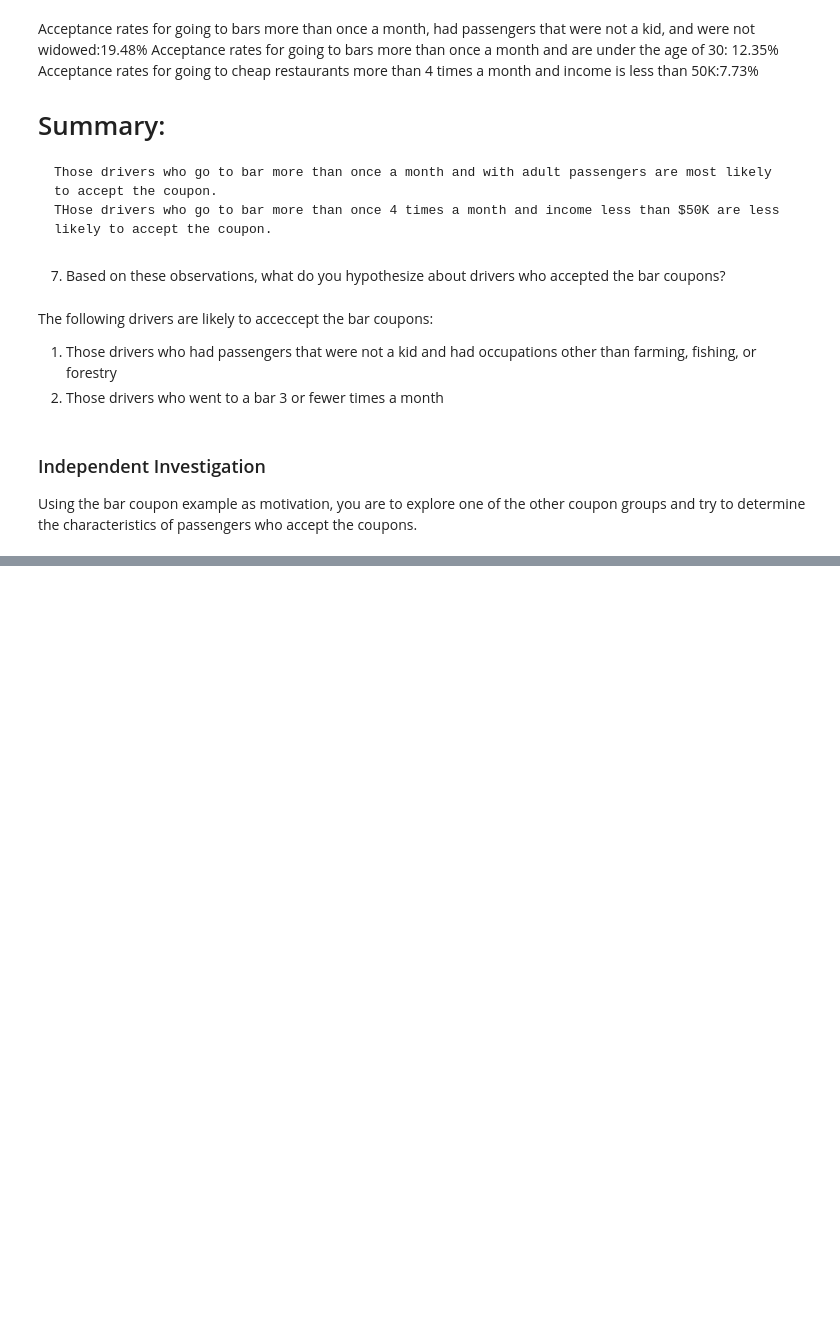
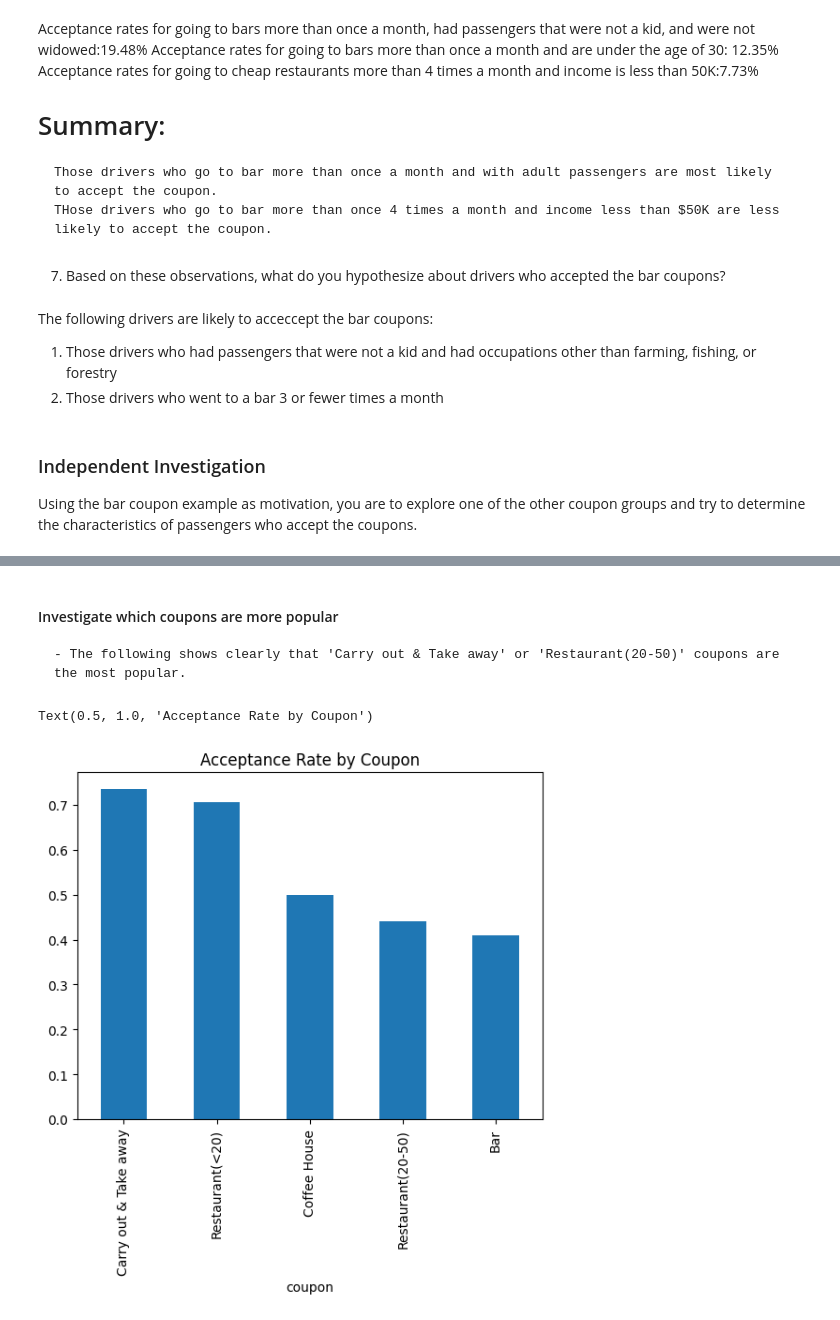
Before and after one commit to mingl2000/MLAI, a Jupyter notebook: prompt.ipynb, the cells around one changed output, grey strips where cells are left out. Saved outputs shown, nothing was run; the diff lists cells and outputs as text; code cells hidden in the pictures; blank space fills up the shorter version.

```diff
--- a/prompt.ipynb
+++ b/prompt.ipynb
@@ -291,0 +332,12 @@ Mapping for column 'passanger': {0: 'Alone', 1: 'Friend(s)', 2: 'Kid(s)', 3: 'Pa
+# %% [markdown]
+#### Investigate which coupons are more popular
+
+    - The following shows clearly that 'Carry out & Take away' or 'Restaurant(20-50)' coupons are the most popular.
+# %%
+
+accept_rate_by_coupon = data.groupby('coupon')['Y'].mean().sort_values(ascending=False)
+accept_rate_by_coupon.plot(kind='bar')
+plt.title('Acceptance Rate by Coupon')
+# %% [output]
+Text(0.5, 1.0, 'Acceptance Rate by Coupon')
+[figure, added]
```
Also changed, not shown: parts of 15 cells of this notebook.
